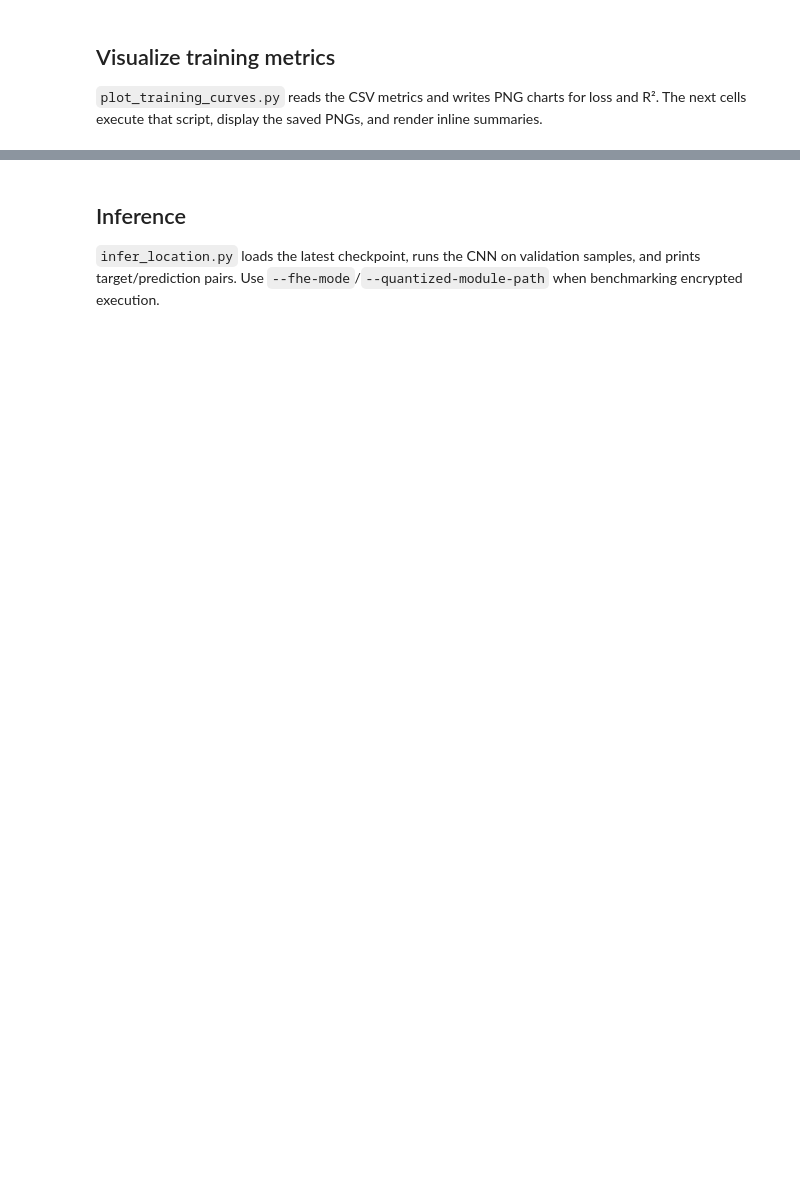
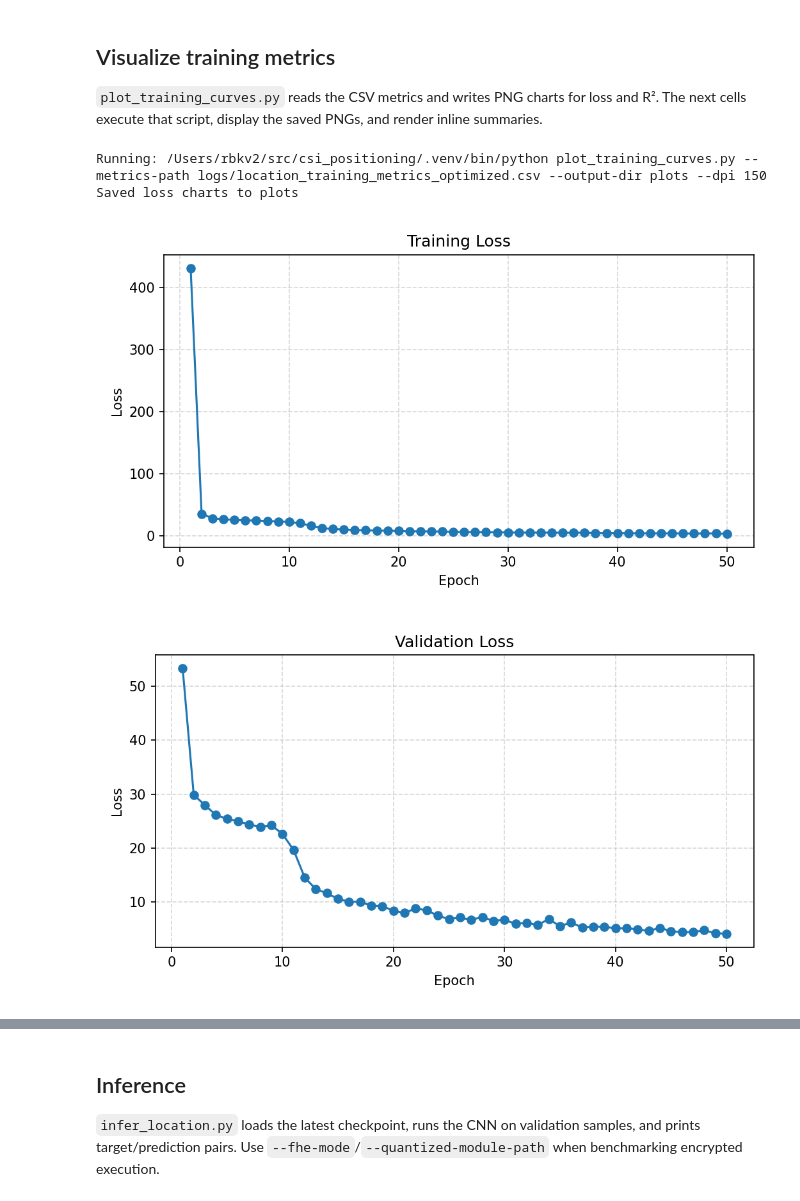
Before and after one commit to coherent-cache/csi_positioning, a Jupyter notebook: notebooks/training_inference_workflow.ipynb, the cells around one changed output, grey strips where cells are left out. Cells and saved outputs as stored; diff of their text form; code cells hidden in the pictures; blank space fills up the shorter version.

Commit message:
Docs: Update training workflow notebook
- Sync notebook with recent architecture refactoring and script updates.
- Reflect the new CLI arguments and path structures.

```diff
--- a/notebooks/training_inference_workflow.ipynb
+++ b/notebooks/training_inference_workflow.ipynb
@@ -31,3 +139,23 @@ sklearn: 1.5.0
+# %%
+# --- Configuration ---
+DATASET_FILE = "dataset/dataset_SNR50_outdoor.mat"
+EPOCHS = 50
+BATCH_SIZE = 64
+DEVICE = "cpu"
+RETRAIN = True
+SEED = 42
+
+# Paths
+METRICS_PATH = "logs/location_training_metrics_optimized.csv"
+CHECKPOINT_PATH = "checkpoints/location_cnn_optimized.pt"
+STATS_PATH = "artifacts/feature_stats_optimized.json"
+QUANTIZED_MODULE_PATH = "artifacts/location_quantized_optimized.json"
+INFERENCE_RESULTS_PATH = "artifacts/inference_results_optimized.csv"
+PLOTS_DIR = "plots"
+
+# Inference Settings
+NUM_INFERENCE_SAMPLES = 10
+FHE_MODE = "disable"  # Options: "disable", "simulate", "execute"
 # %% [markdown]
 ## Training the Location CNN
 
@@ -67,31 +211,32 @@ CalledProcessError: Command '['/Users/rbkv2/src/csi_positioning/.venv/bin/python
 # %%
 import sys
 from pathlib import Path
 from subprocess import run
 from IPython.display import Image, display
 
-plots_dir = Path("plots")
 plot_cmd = [
     sys.executable,
     "plot_training_curves.py",
-    "--metrics-path",
-    str(Path("logs/location_training_metrics.csv")),
-    "--output-dir",
-    str(plots_dir),
-    "--dpi",
-    "150",
+    "--metrics-path", str(Path(METRICS_PATH)),
+    "--output-dir", str(Path(PLOTS_DIR)),
+    "--dpi", "150",
 ]
 print("Running:", " ".join(plot_cmd))
 run(plot_cmd, check=True)
 
 for image_name in [
     "training_loss.png",
     "validation_loss.png",
     "training_r2.png",
     "validation_r2.png",
 ]:
-    image_path = plots_dir / image_name
+    image_path = Path(PLOTS_DIR) / image_name
     if image_path.exists():
         display(Image(filename=str(image_path)))
     else:
         print("Missing plot:", image_path)
+# %% [output]
+Running: /Users/rbkv2/src/csi_positioning/.venv/bin/python plot_training_curves.py --metrics-path logs/location_training_metrics_optimized.csv --output-dir plots --dpi 150
+Saved loss charts to plots
+[figure, added]
+[figure, added]
```
Also changed, not shown: parts of 8 cells of this notebook.
